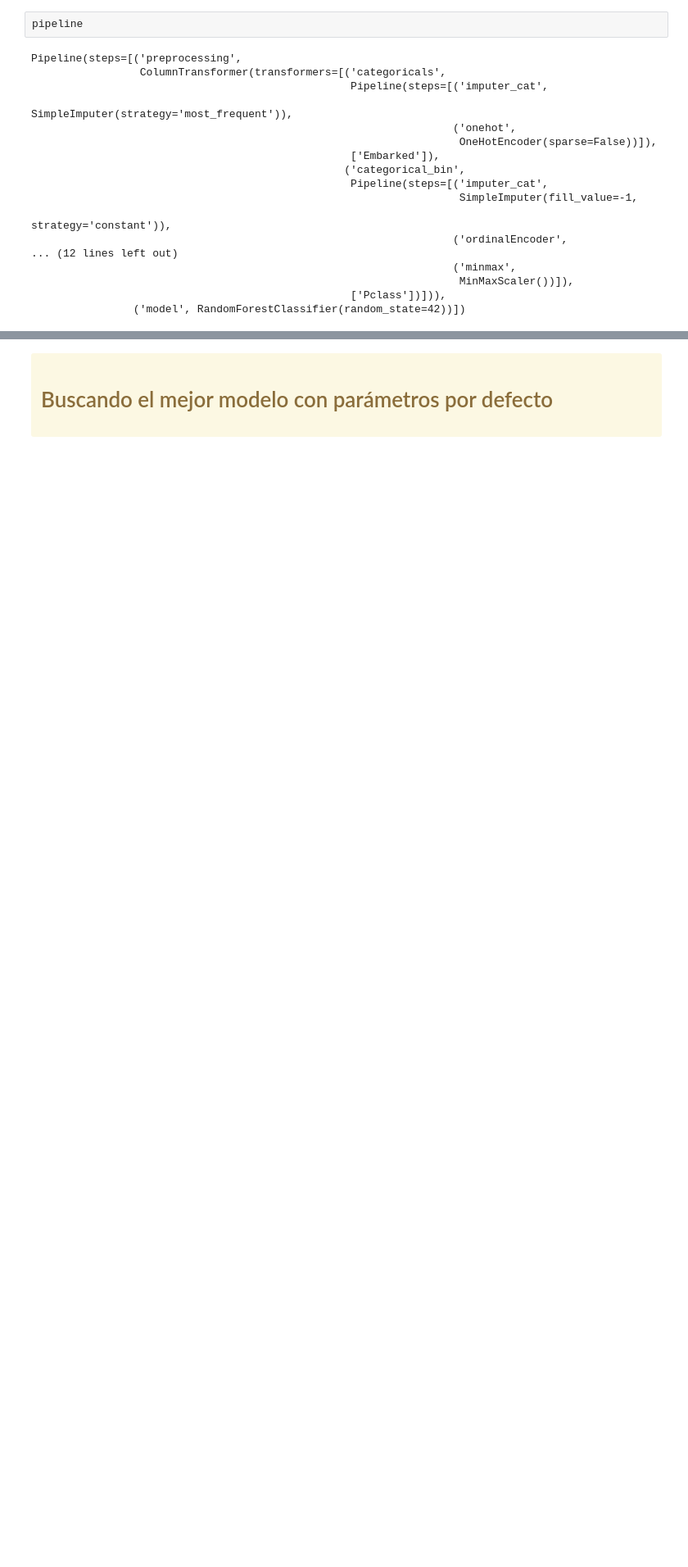
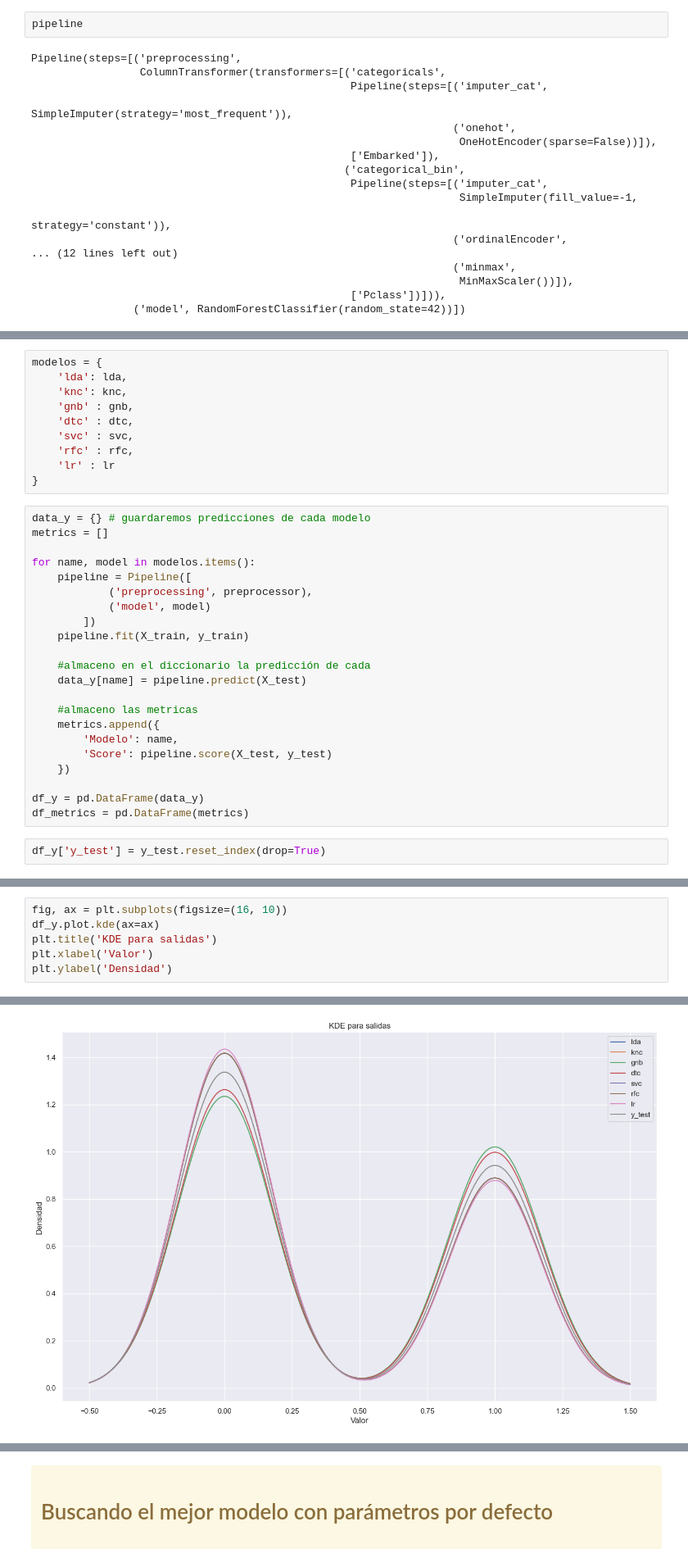
Before and after one commit to alanaolivieri/streamlit, a Jupyter notebook: Modelos.ipynb, the cells around one changed output, grey strips where cells are left out. Shown at 82% size. Drawn from its saved outputs; the diff is of its cells as text; blank space fills up the shorter version.

```diff
--- a/Modelos.ipynb
+++ b/Modelos.ipynb
@@ -334,0 +352,34 @@ Pipeline(steps=[('preprocessing',
+# %%
+modelos = {
+    'lda': lda,
+    'knc': knc,
+    'gnb' : gnb,
+    'dtc' : dtc,
+    'svc' : svc,
+    'rfc' : rfc,
+    'lr' : lr
+}
+# %%
+data_y = {} # guardaremos predicciones de cada modelo
+metrics = []
+
+for name, model in modelos.items():
+    pipeline = Pipeline([
+            ('preprocessing', preprocessor),
+            ('model', model)
+        ])
+    pipeline.fit(X_train, y_train)
+
+    #almaceno en el diccionario la predicción de cada
+    data_y[name] = pipeline.predict(X_test)
+
+    #almaceno las metricas
+    metrics.append({
+        'Modelo': name,
+        'Score': pipeline.score(X_test, y_test)
+    })
+
+df_y = pd.DataFrame(data_y)
+df_metrics = pd.DataFrame(metrics)
+# %%
+df_y['y_test'] = y_test.reset_index(drop=True)
@@ -334,0 +390,7 @@ Pipeline(steps=[('preprocessing',
+# %%
+fig, ax = plt.subplots(figsize=(16, 10))
+df_y.plot.kde(ax=ax)
+plt.title('KDE para salidas')
+plt.xlabel('Valor')
+plt.ylabel('Densidad')
+# %% [output]
@@ -334,0 +398 @@ Pipeline(steps=[('preprocessing',
+[figure, added]
```
Also changed, not shown: parts of 16 cells of this notebook, 4 other files.
